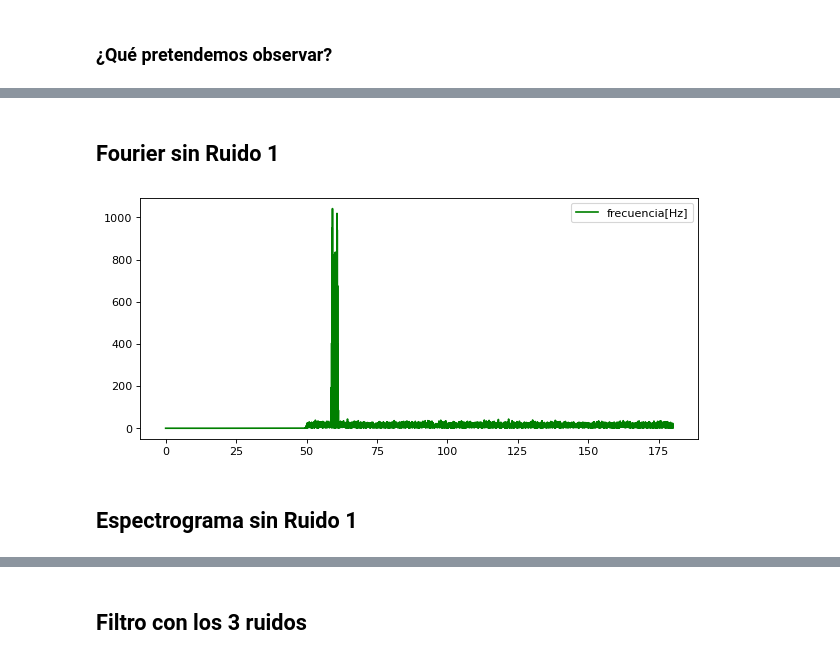
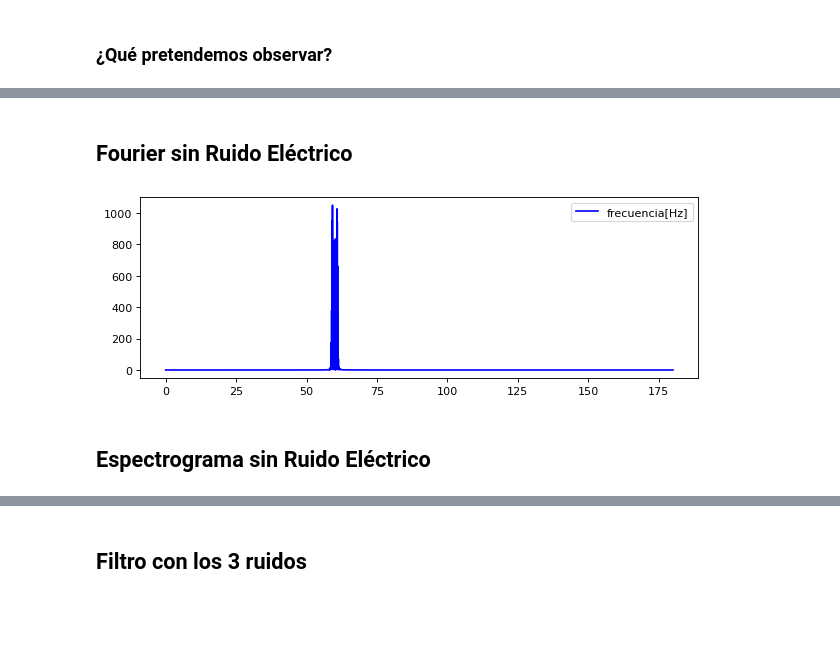
Before and after one commit to WildBenito/FiltroDeSe-ales, a Jupyter notebook: tarea2_info183.ipynb, the cells around one changed output, grey strips where cells are left out. Cells and saved outputs as stored; diff of their text form; code cells hidden in the pictures; blank space fills up the shorter version.

```diff
--- a/tarea2_info183.ipynb
+++ b/tarea2_info183.ipynb
@@ -198,0 +239,21 @@ show(column(p))
+# %%
+fc2,fc3 = 58.5,61.5 #frecuencia de corte ruido 2
+
+q = [Figure(plot_width=450, plot_height=200, toolbar_location="below") for k1 in range(2)]
+
+#filtro FIR para el Ruido 2
+h2 = scipy.signal.firwin(numtaps=co, cutoff=[fc2,fc3], pass_zero=True, window='hamming',fs=Fs)
+conv2 = scipy.signal.convolve(data, h2, mode='same', method='auto')
+signal2 = data - conv2
+
+freq_fir2, response_fir2 = scipy.signal.freqz(h2, 1, fs=Fs)
+freq_fir2, delay_fir2 = scipy.signal.group_delay(system=(h2, 1), fs=Fs)
+
+q[0].line(freq_fir2, np.absolute(response_fir2), color=palette[1], line_width=3, legend_label="FIR RUIDO 2");
+q[1].line(freq_fir2, delay_fir2, color=palette[1], line_width=3, legend_label="FIR RUIDO 2");
+
+q[1].xaxis.axis_label = 'Frecuencia [Hz]'
+q[0].yaxis.axis_label = '|H|'
+q[1].yaxis.axis_label = 'Desfase [º]'
+
+show(row(q))
@@ -199,17 +263,17 @@ show(column(p))
 # %% [markdown]
-## Fourier sin Ruido 1
+## Fourier sin Ruido Eléctrico
 # %%
-N1 = len(signal1)
+N2 = len(signal2)
 
-fr1 = sfft.rfftfreq(n=N1, d=1./Fs)
-S1 = np.absolute(sfft.rfft(signal1))
+fr2 = sfft.rfftfreq(n=N2, d=1./Fs)
+S2 = np.absolute(sfft.rfft(signal2))
 
-plt.figure(figsize=(9,4))
-plt.plot(fr1, S1, 'g-')
+plt.figure(figsize=(9,3))
+plt.plot(fr2, S2, 'b-')
 plt.legend(('frecuencia[Hz]', 'S'))
 plt.show()
 # %% [output]
-[figure, old version]
+[figure, new version]
 # %% [markdown]
-## Espectrograma sin Ruido 1
+## Espectrograma sin Ruido Eléctrico
 # %%
```
Also changed, not shown: parts of 43 cells of this notebook.
